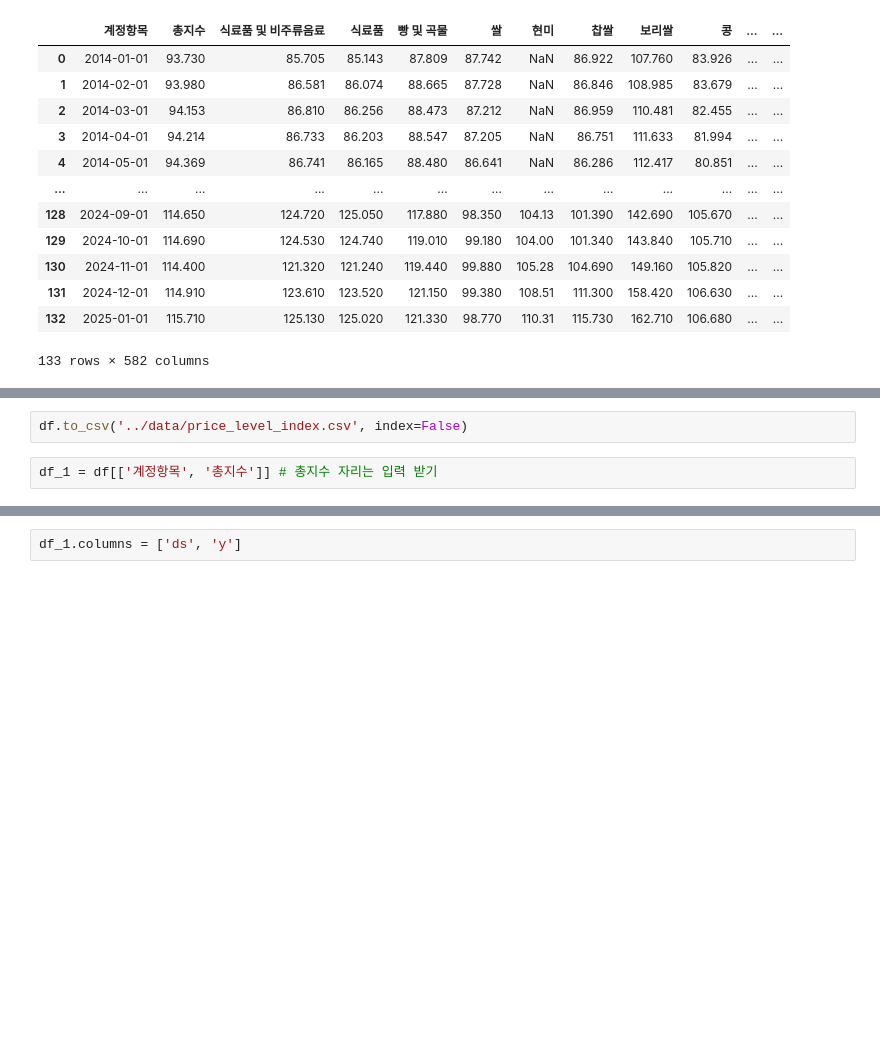
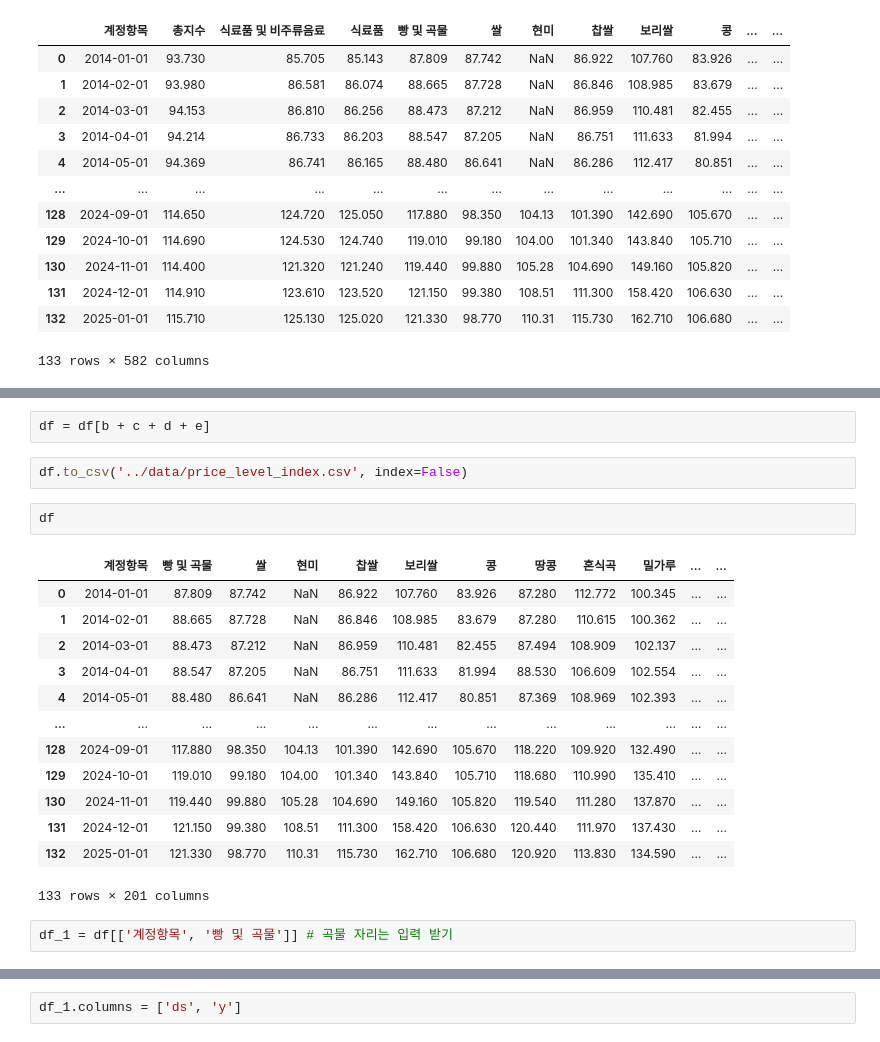
Before and after one commit to codekookiz/inflation-status-app, a Jupyter notebook: jupyter_notebook/data.ipynb, the cells around one changed output, grey strips where cells are left out. Drawn from its saved outputs; the diff is of its cells as text; blank space fills up the shorter version.

```diff
--- a/jupyter_notebook/data.ipynb
+++ b/jupyter_notebook/data.ipynb
@@ -76,7 +102,25 @@ df.columns = df.columns.str.strip()
+# %%
+df = df[b + c + d + e]
 # %%
 df.to_csv('../data/price_level_index.csv', index=False)
+# %%
+df
+# %% [output]
+|  | 계정항목 | 빵 및 곡물 | 쌀 | 현미 | 찹쌀 | 보리쌀 | 콩 | 땅콩 | 혼식곡 | 밀가루 | ... | ... |
+| 0 | 2014-01-01 | 87.809 | 87.742 | NaN | 86.922 | 107.760 | 83.926 | 87.280 | 112.772 | 100.345 | ... | ... |
+| 1 | 2014-02-01 | 88.665 | 87.728 | NaN | 86.846 | 108.985 | 83.679 | 87.280 | 110.615 | 100.362 | ... | ... |
+| 2 | 2014-03-01 | 88.473 | 87.212 | NaN | 86.959 | 110.481 | 82.455 | 87.494 | 108.909 | 102.137 | ... | ... |
+| 3 | 2014-04-01 | 88.547 | 87.205 | NaN | 86.751 | 111.633 | 81.994 | 88.530 | 106.609 | 102.554 | ... | ... |
+| 4 | 2014-05-01 | 88.480 | 86.641 | NaN | 86.286 | 112.417 | 80.851 | 87.369 | 108.969 | 102.393 | ... | ... |
+| ... | ... | ... | ... | ... | ... | ... | ... | ... | ... | ... | ... | ... |
+| 128 | 2024-09-01 | 117.880 | 98.350 | 104.13 | 101.390 | 142.690 | 105.670 | 118.220 | 109.920 | 132.490 | ... | ... |
+| 129 | 2024-10-01 | 119.010 | 99.180 | 104.00 | 101.340 | 143.840 | 105.710 | 118.680 | 110.990 | 135.410 | ... | ... |
+| 130 | 2024-11-01 | 119.440 | 99.880 | 105.28 | 104.690 | 149.160 | 105.820 | 119.540 | 111.280 | 137.870 | ... | ... |
+| 131 | 2024-12-01 | 121.150 | 99.380 | 108.51 | 111.300 | 158.420 | 106.630 | 120.440 | 111.970 | 137.430 | ... | ... |
+| 132 | 2025-01-01 | 121.330 | 98.770 | 110.31 | 115.730 | 162.710 | 106.680 | 120.920 | 113.830 | 134.590 | ... | ... |
+133 rows × 201 columns
 # %%
-df_1 = df[['계정항목', '총지수']] # 총지수 자리는 입력 받기
+df_1 = df[['계정항목', '빵 및 곡물']] # 곡물 자리는 입력 받기
 # %%
 df_1
 # %% [output]
```
Also changed, not shown: parts of 11 cells of this notebook, 4 other files.
